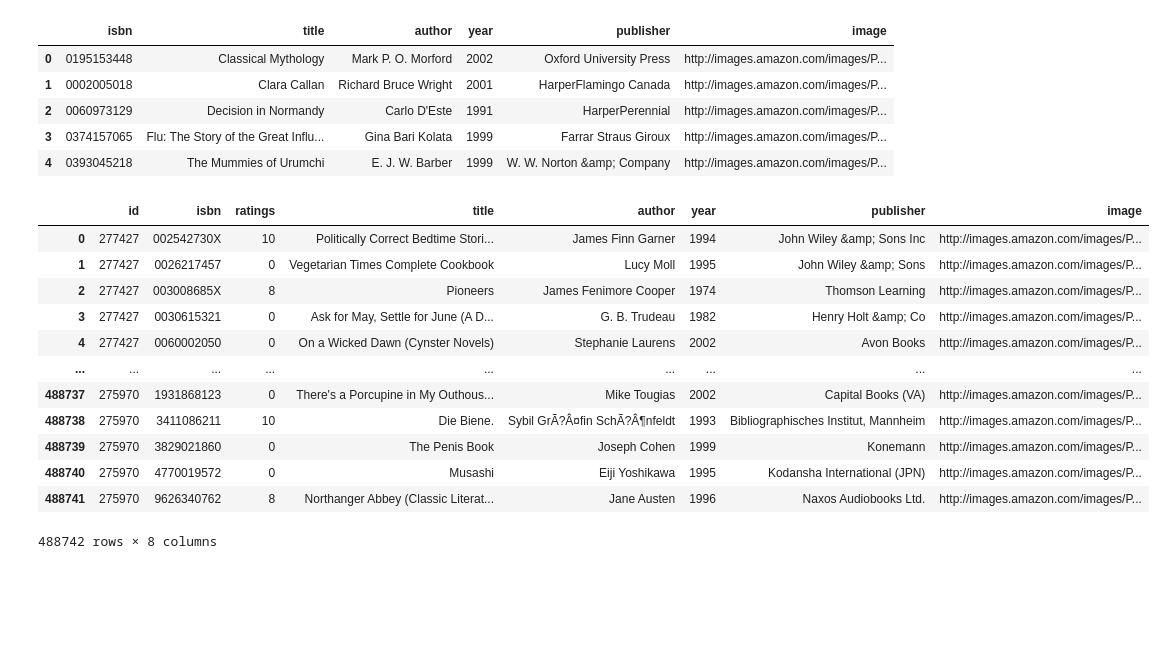
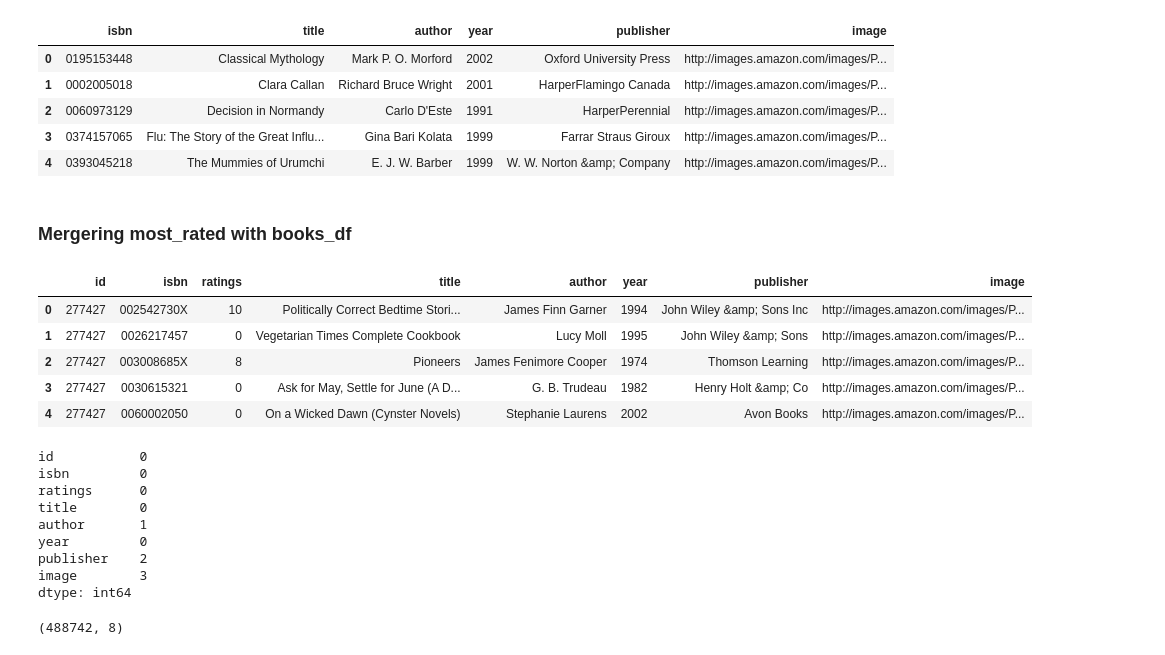
Before and after one commit to navneetshukla17/Collaborative_Filtering_Based_Recommender_System, a Jupyter notebook: notebook/trails.ipynb, the cells around one changed output. Cells and saved outputs as stored; diff of their text form; code cells hidden in the pictures; blank space fills up the shorter version.

Commit message:
Merge  with

```diff
--- a/notebook/trails.ipynb
+++ b/notebook/trails.ipynb
@@ -163,21 +163,32 @@ books_df.head()
 | 2 | 0060973129 | Decision in Normandy | Carlo D'Este | 1991 | HarperPerennial | http://images.amazon.com/images/P... |
 | 3 | 0374157065 | Flu: The Story of the Great Influ... | Gina Bari Kolata | 1999 | Farrar Straus Giroux | http://images.amazon.com/images/P... |
 | 4 | 0393045218 | The Mummies of Urumchi | E. J. W. Barber | 1999 | W. W. Norton &amp; Company | http://images.amazon.com/images/P... |
+# %% [markdown]
+### Mergering most_rated with books_df
 # %%
 ratings_with_books = most_rated.merge(books_df)
 # %%
-ratings_with_books
+ratings_with_books.head()
 # %% [output]
 |  | id | isbn | ratings | title | author | year | publisher | image |
 | 0 | 277427 | 002542730X | 10 | Politically Correct Bedtime Stori... | James Finn Garner | 1994 | John Wiley &amp; Sons Inc | http://images.amazon.com/images/P... |
 | 1 | 277427 | 0026217457 | 0 | Vegetarian Times Complete Cookbook | Lucy Moll | 1995 | John Wiley &amp; Sons | http://images.amazon.com/images/P... |
 | 2 | 277427 | 003008685X | 8 | Pioneers | James Fenimore Cooper | 1974 | Thomson Learning | http://images.amazon.com/images/P... |
 | 3 | 277427 | 0030615321 | 0 | Ask for May, Settle for June (A D... | G. B. Trudeau | 1982 | Henry Holt &amp; Co | http://images.amazon.com/images/P... |
 | 4 | 277427 | 0060002050 | 0 | On a Wicked Dawn (Cynster Novels) | Stephanie Laurens | 2002 | Avon Books | http://images.amazon.com/images/P... |
-| ... | ... | ... | ... | ... | ... | ... | ... | ... |
-| 488737 | 275970 | 1931868123 | 0 | There's a Porcupine in My Outhous... | Mike Tougias | 2002 | Capital Books (VA) | http://images.amazon.com/images/P... |
-| 488738 | 275970 | 3411086211 | 10 | Die Biene. | Sybil GrÃ?Â¤fin SchÃ?Â¶nfeldt | 1993 | Bibliographisches Institut, Mannheim | http://images.amazon.com/images/P... |
-| 488739 | 275970 | 3829021860 | 0 | The Penis Book | Joseph Cohen | 1999 | Konemann | http://images.amazon.com/images/P... |
-| 488740 | 275970 | 4770019572 | 0 | Musashi | Eiji Yoshikawa | 1995 | Kodansha International (JPN) | http://images.amazon.com/images/P... |
-| 488741 | 275970 | 9626340762 | 8 | Northanger Abbey (Classic Literat... | Jane Austen | 1996 | Naxos Audiobooks Ltd. | http://images.amazon.com/images/P... |
-488742 rows × 8 columns
+# %%
+ratings_with_books.isnull().sum()
+# %% [output]
+id           0
+isbn         0
+ratings      0
+title        0
+author       1
+year         0
+publisher    2
+image        3
+dtype: int64
+# %%
+ratings_with_books.shape
+# %% [output]
+(488742, 8)
```
Also changed, not shown: parts of 5 cells of this notebook.
